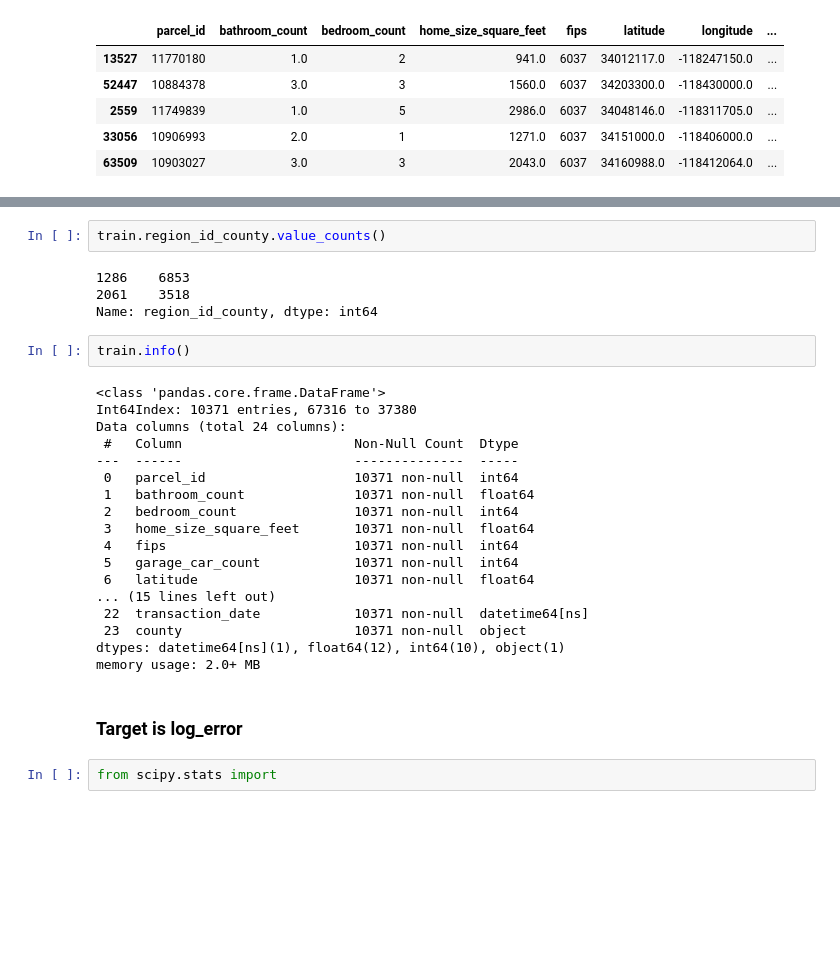
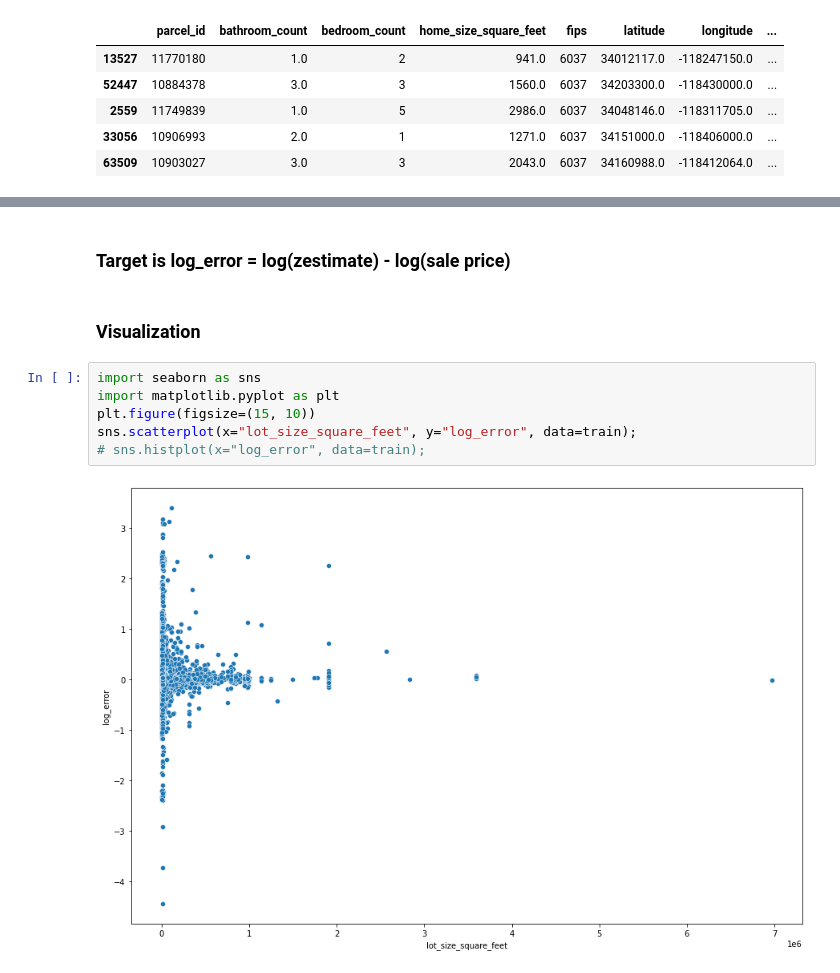
Before and after one commit to Schmidl-Gautam/zillow_clustering, a Jupyter notebook: explore.ipynb, the cells around one changed output, grey strips where cells are left out. Saved outputs shown, nothing was run; the diff lists cells and outputs as text; blank space fills up the shorter version.

Commit message:
viz in explore and prepped stats_test

```diff
--- a/explore.ipynb
+++ b/explore.ipynb
@@ -71,30 +59,12 @@ test.shape
-# %%
-train.region_id_county.value_counts()
-# %% [output]
-1286    6853
-2061    3518
-Name: region_id_county, dtype: int64
-# %%
-train.info()
-# %% [output]
-<class 'pandas.core.frame.DataFrame'>
-Int64Index: 10371 entries, 67316 to 37380
-Data columns (total 24 columns):
- #   Column                      Non-Null Count  Dtype
----  ------                      --------------  -----
- 0   parcel_id                   10371 non-null  int64
- 1   bathroom_count              10371 non-null  float64
- 2   bedroom_count               10371 non-null  int64
- 3   home_size_square_feet       10371 non-null  float64
- 4   fips                        10371 non-null  int64
- 5   garage_car_count            10371 non-null  int64
- 6   latitude                    10371 non-null  float64
-... (15 lines left out)
- 22  transaction_date            10371 non-null  datetime64[ns]
- 23  county                      10371 non-null  object
-dtypes: datetime64[ns](1), float64(12), int64(10), object(1)
-memory usage: 2.0+ MB
 # %% [markdown]
-### Target is log_error
+### Target is log_error = log(zestimate) - log(sale price)
-# %%
-from scipy.stats import
+# %% [markdown]
+### Visualization
+# %%
+import seaborn as sns
+import matplotlib.pyplot as plt
+plt.figure(figsize=(15, 10))
+sns.scatterplot(x="lot_size_square_feet", y="log_error", data=train);
+# sns.histplot(x="log_error", data=train);
+# %% [output]
+[figure, added]
```
Also changed, not shown: parts of 7 cells of this notebook, 1 other file.
